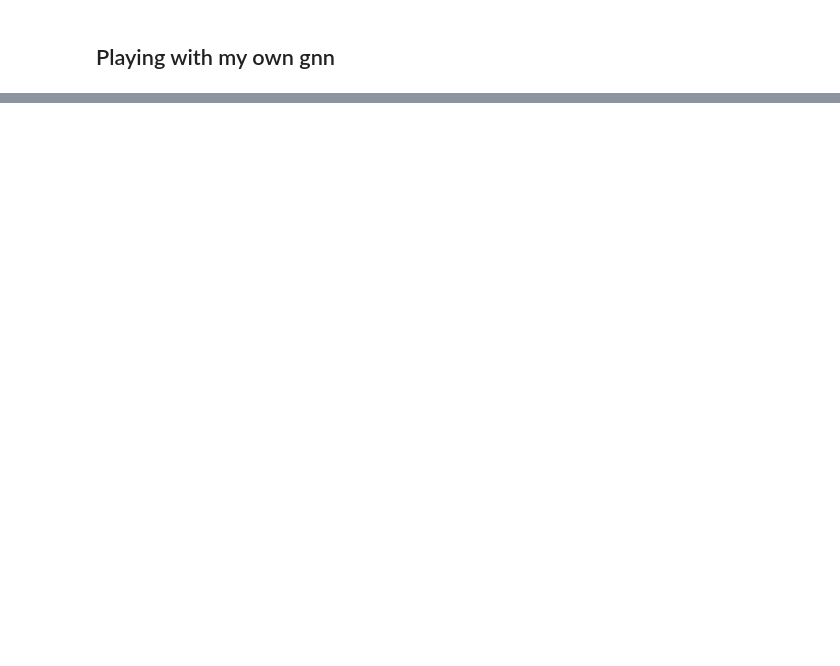
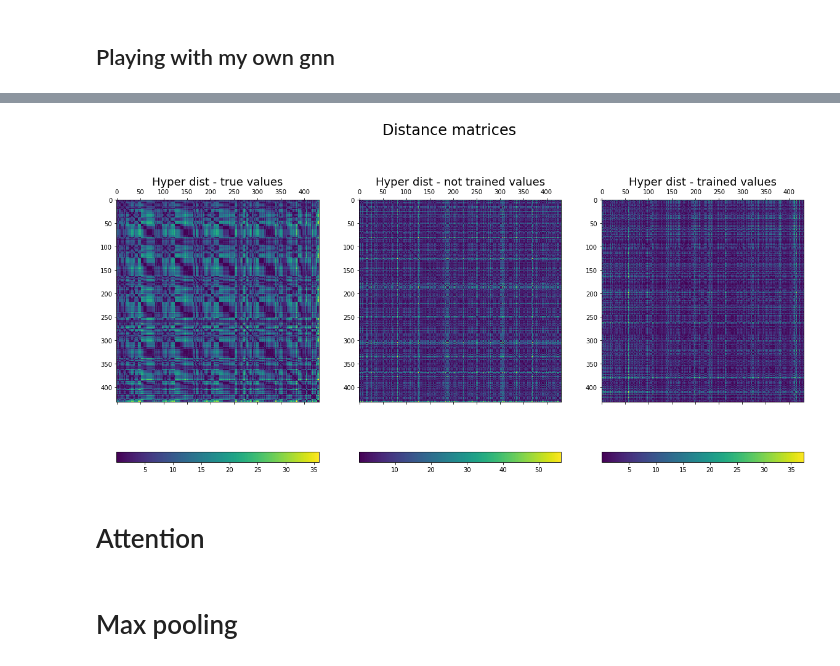
Before and after one commit to GiorgioCerro/hyparticle-net, a Jupyter notebook: playing_with_gnn.ipynb, the cells around one changed output, grey strips where cells are left out. Saved outputs shown, nothing was run; the diff lists cells and outputs as text; code cells hidden in the pictures; blank space fills up the shorter version.

```diff
--- a/playing_with_gnn.ipynb
+++ b/playing_with_gnn.ipynb
@@ -417,0 +349,41 @@ plt.show()
+# %%
+def matrix_dist(nodes):
+    matrix = torch.zeros(len(nodes),len(nodes))
+    for n_idx in range(len(nodes)):
+        matrix[n_idx] = manifold.distance(torch.unsqueeze(nodes[n_idx],0),nodes) + 1e-8
+    return matrix
+
+sig = torch.nn.Sigmoid()
+# %%
+fig, ax = plt.subplots(1,3,figsize=(20,10))
+ax = ax.flatten()
+
+PATHs = 'scripts/lightning/m_localagg_2.ckpt'
+
+distance_y = matrix_dist(data.y)**2
+pos = ax[0].matshow(distance_y)
+fig.colorbar(pos, ax=ax[0], orientation='horizontal')
+ax[0].set_title('Hyper dist - true values',fontsize=18)
+
+model = model_load(PATH)
+output = model(data)
+distance_x = matrix_dist(output).detach()**2
+pos = ax[2].matshow(distance_x)
+fig.colorbar(pos, ax=ax[2], orientation='horizontal')
+ax[2].set_title(f'Hyper dist - trained values', fontsize=18)
+
+#model = model_load(PATH)
+output = hyper_gcn(data)
+distance_x = matrix_dist(output).detach()**2
+pos = ax[1].matshow(distance_x)
+fig.colorbar(pos, ax=ax[1], orientation='horizontal')
+ax[1].set_title(f'Hyper dist - not trained values', fontsize=18)
+#pos = ax[2].matshow(torch.abs(distance_y - distance_x))
+#fig.colorbar(pos, ax=ax[2], aspect=5)
+
+fig.suptitle('Distance matrices',fontsize=24)
+plt.show()
+# %% [output]
+[figure, added]
+# %% [markdown]
+# Attention
@@ -417,0 +434,2 @@ plt.show()
+# %% [markdown]
+# Max pooling
```
Also changed, not shown: parts of 46 cells of this notebook, 8 other files.
